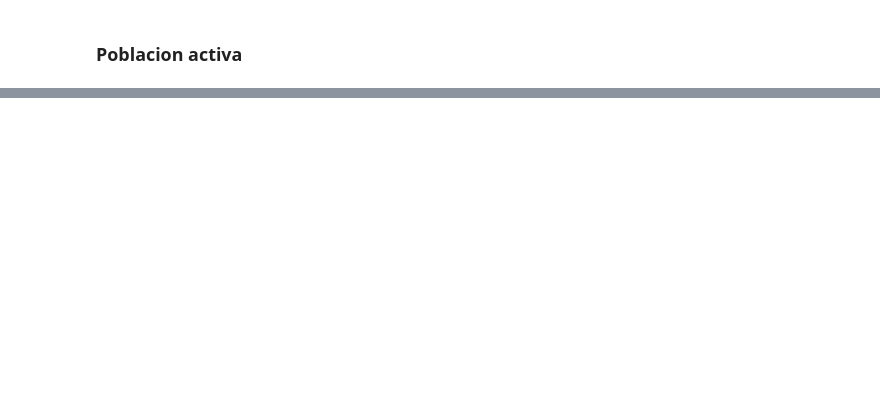
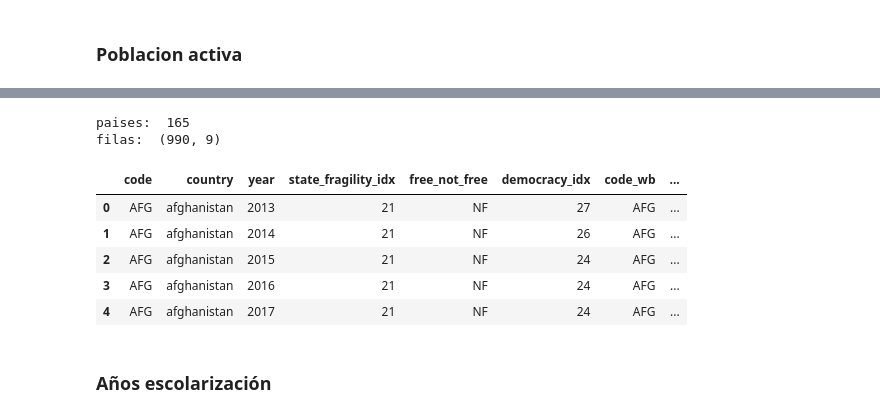
Before and after one commit to Morante-tech/PoliticAI, a Jupyter notebook: privado-articulos/notebooks/5_gm_instituciones.ipynb, the cells around one changed output, grey strips where cells are left out. Saved outputs shown, nothing was run; the diff lists cells and outputs as text; code cells hidden in the pictures; blank space fills up the shorter version.

```diff
--- a/privado-articulos/notebooks/5_gm_instituciones.ipynb
+++ b/privado-articulos/notebooks/5_gm_instituciones.ipynb
@@ -143,0 +159,8 @@ len(no_coinciden)
+# %%
+df_esperanzavida_idx = pd.melt(df_esperanzavida, id_vars=['country_name','country_code'], value_vars=df_esperanzavida.columns[4:])
+df_esperanzavida_idx = df_esperanzavida_idx[["country_code", "variable", "value"]]
+df_esperanzavida_idx = df_esperanzavida_idx.rename(columns={"country_code":"code_wb", "variable":"year",
+                                                         "value":"esperanza_vida"})
+df_esperanzavida_idx.year = df_esperanzavida_idx.year.astype(int)
+
+df_esperanzavida_idx.head()
@@ -143,0 +174,16 @@ len(no_coinciden)
+# %%
+df_base = df_base.merge(right=df_esperanzavida_idx, on=["code_wb", "year"], how="inner")
+print("paises: ", len(df_base.country.unique()))
+print("filas: ", df_base.shape)
+df_base.head()
+# %% [output]
+paises:  165
+filas:  (990, 9)
+|  | code | country | year | state_fragility_idx | free_not_free | democracy_idx | code_wb | ... |
+| 0 | AFG | afghanistan | 2013 | 21 | NF | 27 | AFG | ... |
+| 1 | AFG | afghanistan | 2014 | 21 | NF | 26 | AFG | ... |
+| 2 | AFG | afghanistan | 2015 | 21 | NF | 24 | AFG | ... |
+| 3 | AFG | afghanistan | 2016 | 21 | NF | 24 | AFG | ... |
+| 4 | AFG | afghanistan | 2017 | 21 | NF | 24 | AFG | ... |
+# %% [markdown]
+### Años escolarización
```
Also changed, not shown: parts of 21 cells of this notebook.
